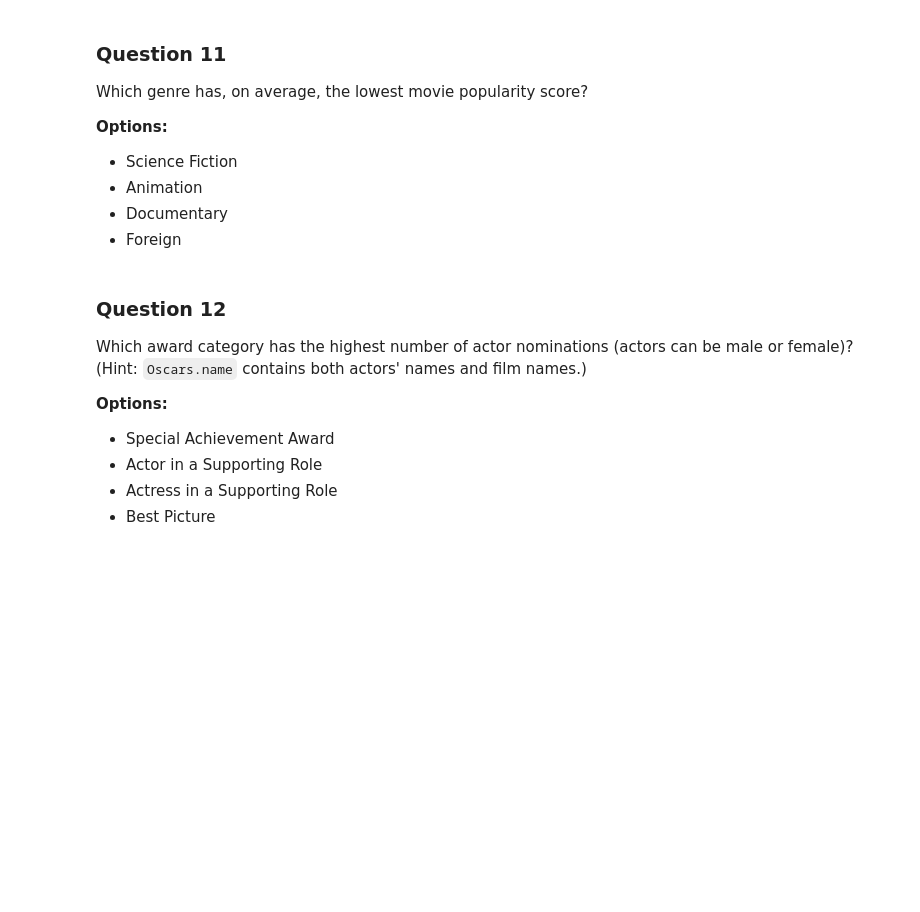
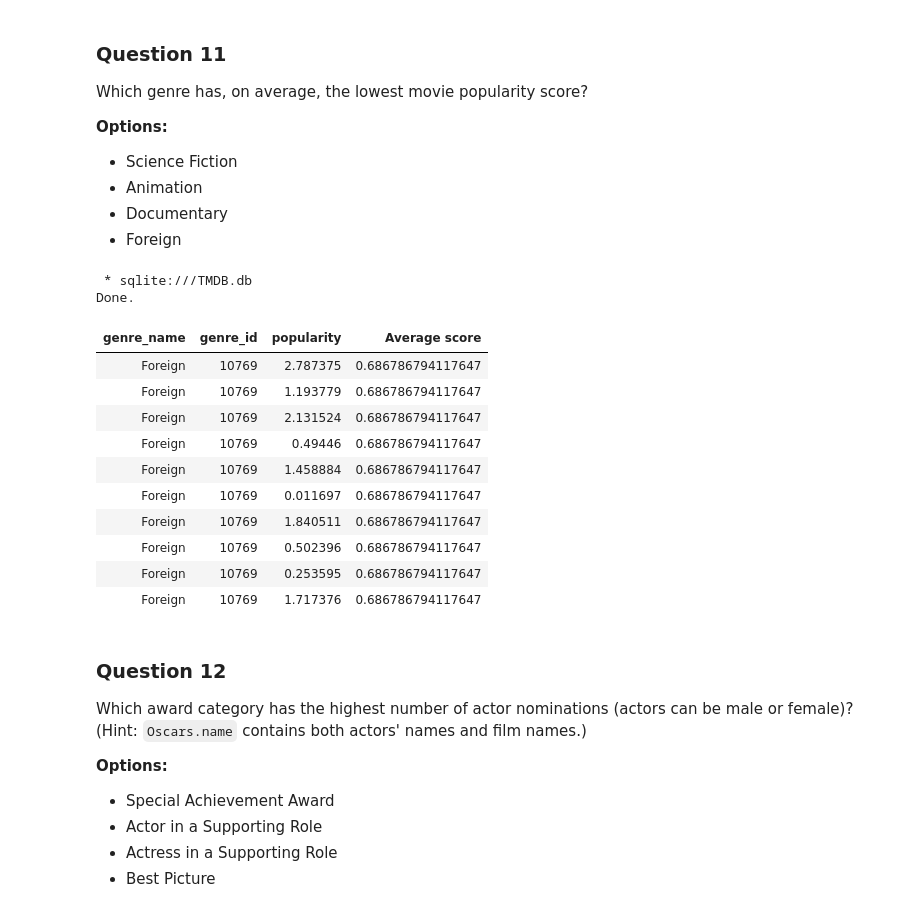
Before and after one commit to KomlaRD/sql_exams, a Jupyter notebook: SQL Exam.ipynb, the cells around one changed output. Cells and saved outputs as stored; diff of their text form; code cells hidden in the pictures; blank space fills up the shorter version.

```diff
--- a/SQL Exam.ipynb
+++ b/SQL Exam.ipynb
@@ -342,7 +342,38 @@ Which genre has, on average, the lowest movie popularity score?
  - Foreign
 # %%
 %%sql
-# Add your code here
+SELECT
+    g.genre_name,
+    gm.genre_id,
+    m.popularity,
+    AVG(m.popularity) OVER (PARTITION BY g.genre_name) AS "Average score"
+FROM
+    movies m
+JOIN
+    genremap gm
+ON
+    m.movie_id = gm.movie_id
+JOIN
+    genres g
+ON
+    g.genre_id = gm.genre_id
+ORDER BY "Average score"
+LIMIT
+    10;
+# %% [output]
+ * sqlite:///TMDB.db
+Done.
+| genre_name | genre_id | popularity | Average score |
+| Foreign | 10769 | 2.787375 | 0.686786794117647 |
+| Foreign | 10769 | 1.193779 | 0.686786794117647 |
+| Foreign | 10769 | 2.131524 | 0.686786794117647 |
+| Foreign | 10769 | 0.49446 | 0.686786794117647 |
+| Foreign | 10769 | 1.458884 | 0.686786794117647 |
+| Foreign | 10769 | 0.011697 | 0.686786794117647 |
+| Foreign | 10769 | 1.840511 | 0.686786794117647 |
+| Foreign | 10769 | 0.502396 | 0.686786794117647 |
+| Foreign | 10769 | 0.253595 | 0.686786794117647 |
+| Foreign | 10769 | 1.717376 | 0.686786794117647 |
 # %% [markdown]
 ### Question 12
 
```
